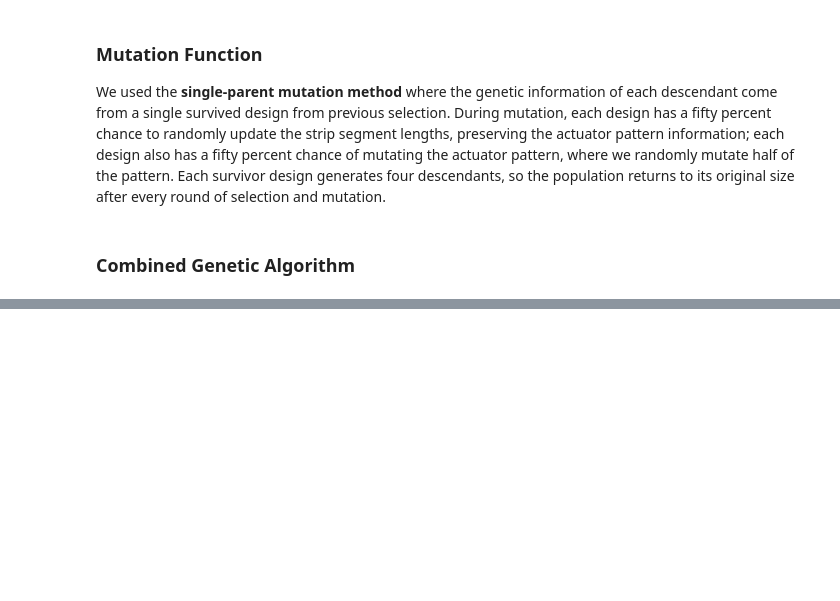
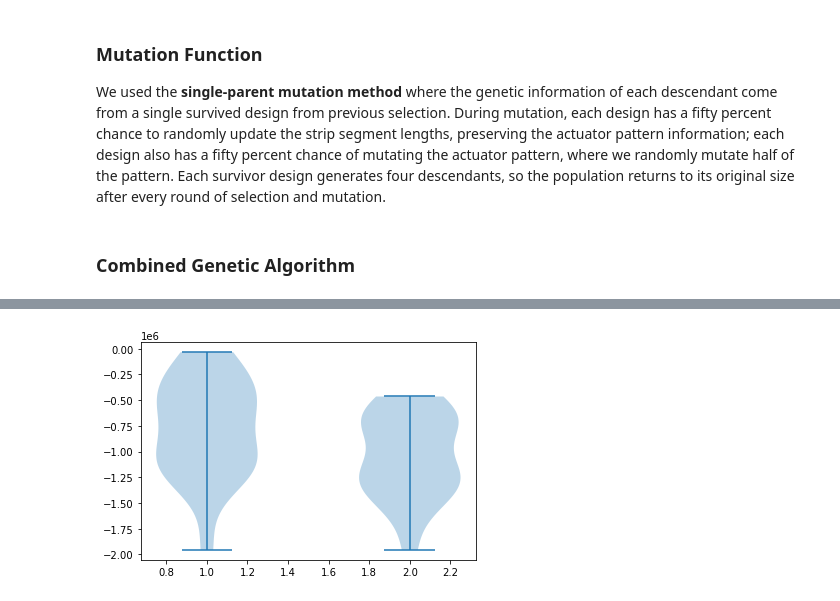
Before and after one commit to charliecharlie29/Deep-Learning-Guided-Genetic-Algorithm, a Jupyter notebook: Genetic_Algorithm_for_Material_Design_Optimization_v2InDev.ipynb, the cells around one changed output, grey strips where cells are left out. Saved outputs shown, nothing was run; the diff lists cells and outputs as text; code cells hidden in the pictures; blank space fills up the shorter version.

```diff
--- a/Genetic_Algorithm_for_Material_Design_Optimization_v2InDev.ipynb
+++ b/Genetic_Algorithm_for_Material_Design_Optimization_v2InDev.ipynb
@@ -287,0 +329,4 @@ history = strip_optimizer_gen_alg_v3(four_t_rocs, four_t_ctls,\
+# %%
+plt.violinplot(history.T);
+# %% [output]
+[figure, added]
```
Also changed, not shown: parts of 3 cells of this notebook, 1 other file.
